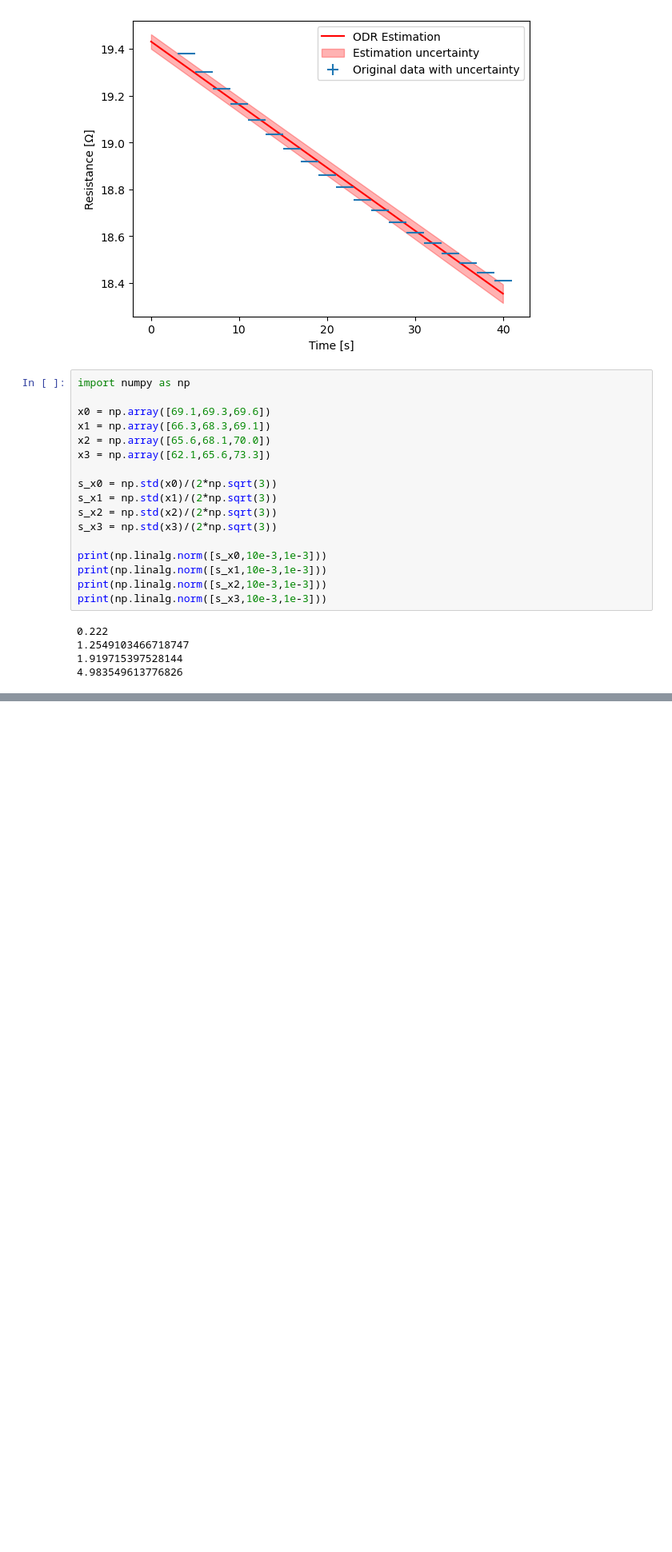
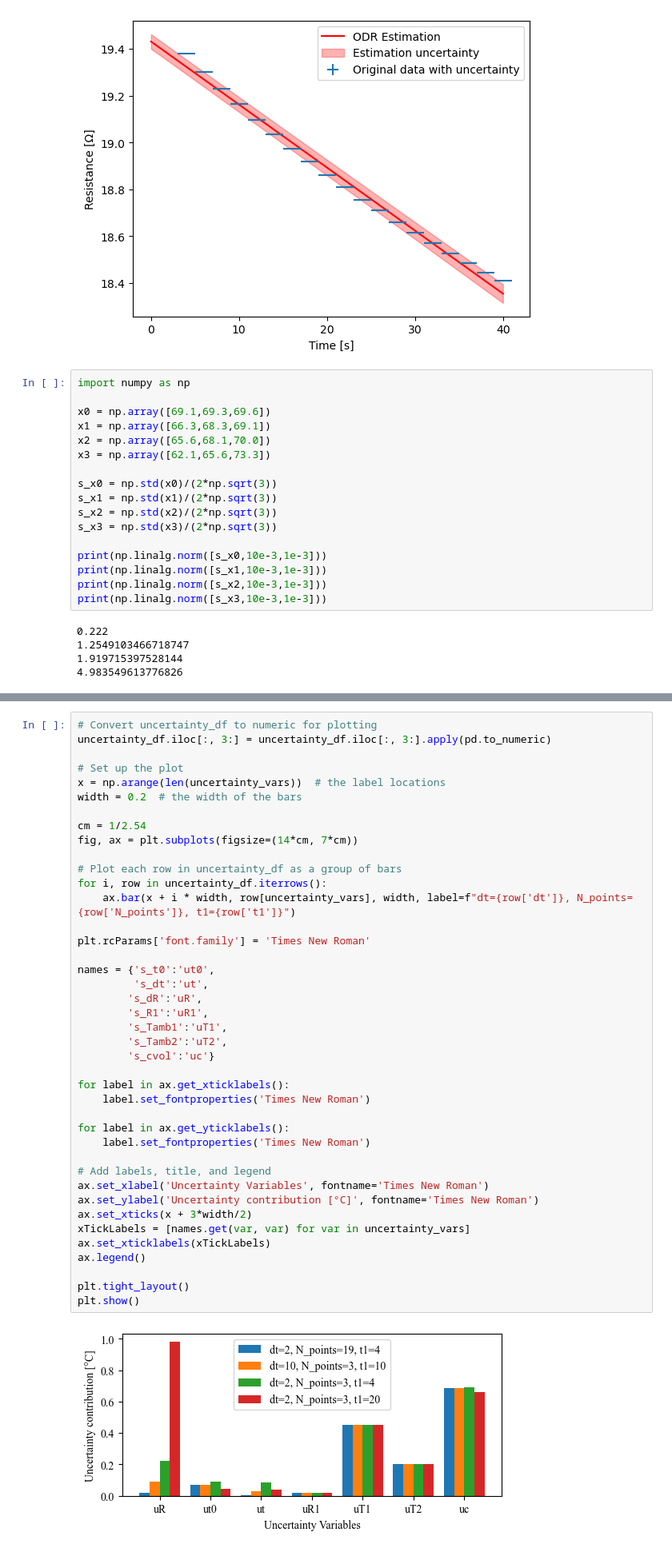
Before and after one commit to ThalerG/Metrology_IncertezaTemperatura, a Jupyter notebook: incerteza_temperatura.ipynb, the cells around one changed output, grey strips where cells are left out. Shown at 80% size. Saved outputs shown, nothing was run; the diff lists cells and outputs as text; blank space fills up the shorter version.

```diff
--- a/incerteza_temperatura.ipynb
+++ b/incerteza_temperatura.ipynb
@@ -298,0 +347,43 @@ T2 = final_temperature()
+# %%
+# Convert uncertainty_df to numeric for plotting
+uncertainty_df.iloc[:, 3:] = uncertainty_df.iloc[:, 3:].apply(pd.to_numeric)
+
+# Set up the plot
+x = np.arange(len(uncertainty_vars))  # the label locations
+width = 0.2  # the width of the bars
+
+cm = 1/2.54
+fig, ax = plt.subplots(figsize=(14*cm, 7*cm))
+
+# Plot each row in uncertainty_df as a group of bars
+for i, row in uncertainty_df.iterrows():
+    ax.bar(x + i * width, row[uncertainty_vars], width, label=f"dt={row['dt']}, N_points={row['N_points']}, t1={row['t1']}")
+
+plt.rcParams['font.family'] = 'Times New Roman'
+
+names = {'s_t0':'ut0',
+         's_dt':'ut',
+        's_dR':'uR',
+        's_R1':'uR1',
+        's_Tamb1':'uT1',
+        's_Tamb2':'uT2',
+        's_cvol':'uc'}
+
+for label in ax.get_xticklabels():
+    label.set_fontproperties('Times New Roman')
+
+for label in ax.get_yticklabels():
+    label.set_fontproperties('Times New Roman')
+
+# Add labels, title, and legend
+ax.set_xlabel('Uncertainty Variables', fontname='Times New Roman')
+ax.set_ylabel('Uncertainty contribution [°C]', fontname='Times New Roman')
+ax.set_xticks(x + 3*width/2)
+xTickLabels = [names.get(var, var) for var in uncertainty_vars]
+ax.set_xticklabels(xTickLabels)
+ax.legend()
+
+plt.tight_layout()
+plt.show()
+# %% [output]
+[figure, added]
```
Also changed, not shown: parts of 8 cells of this notebook.
